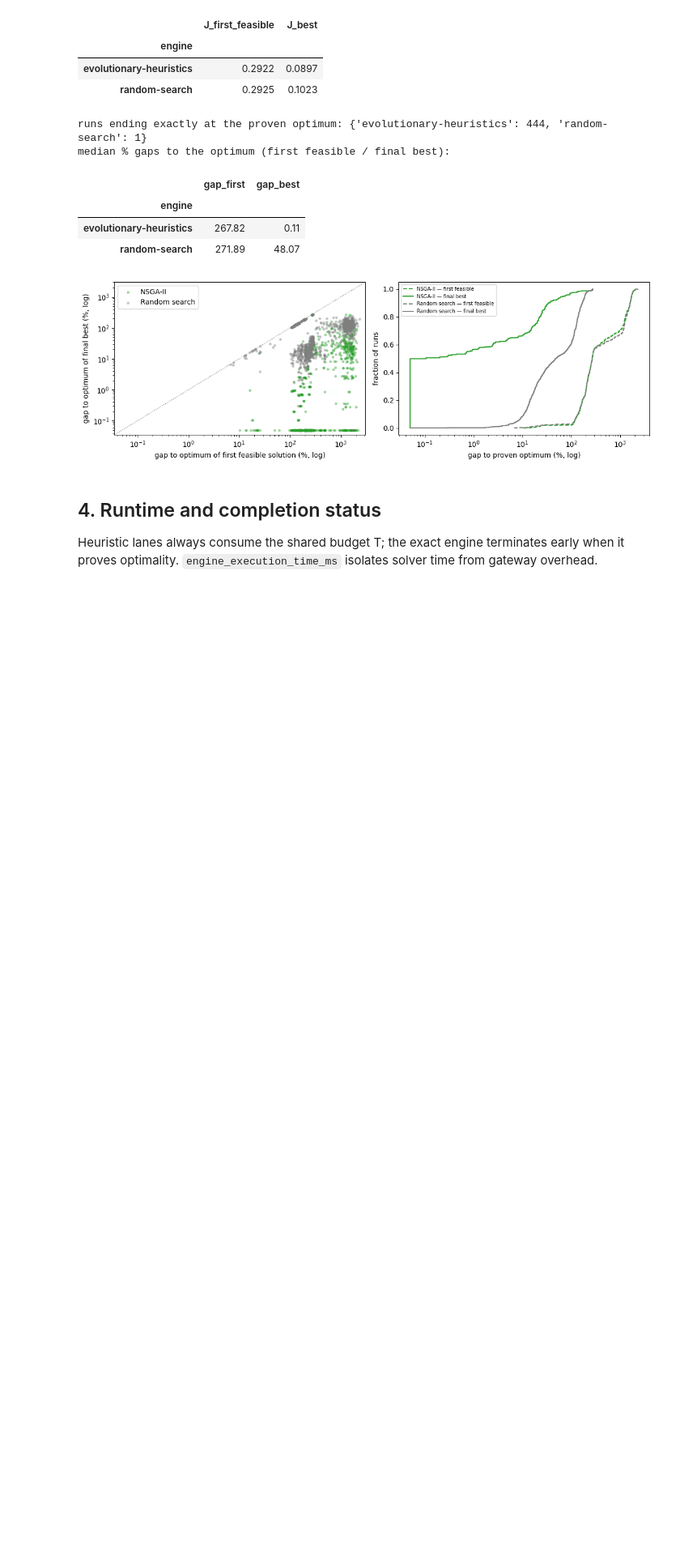
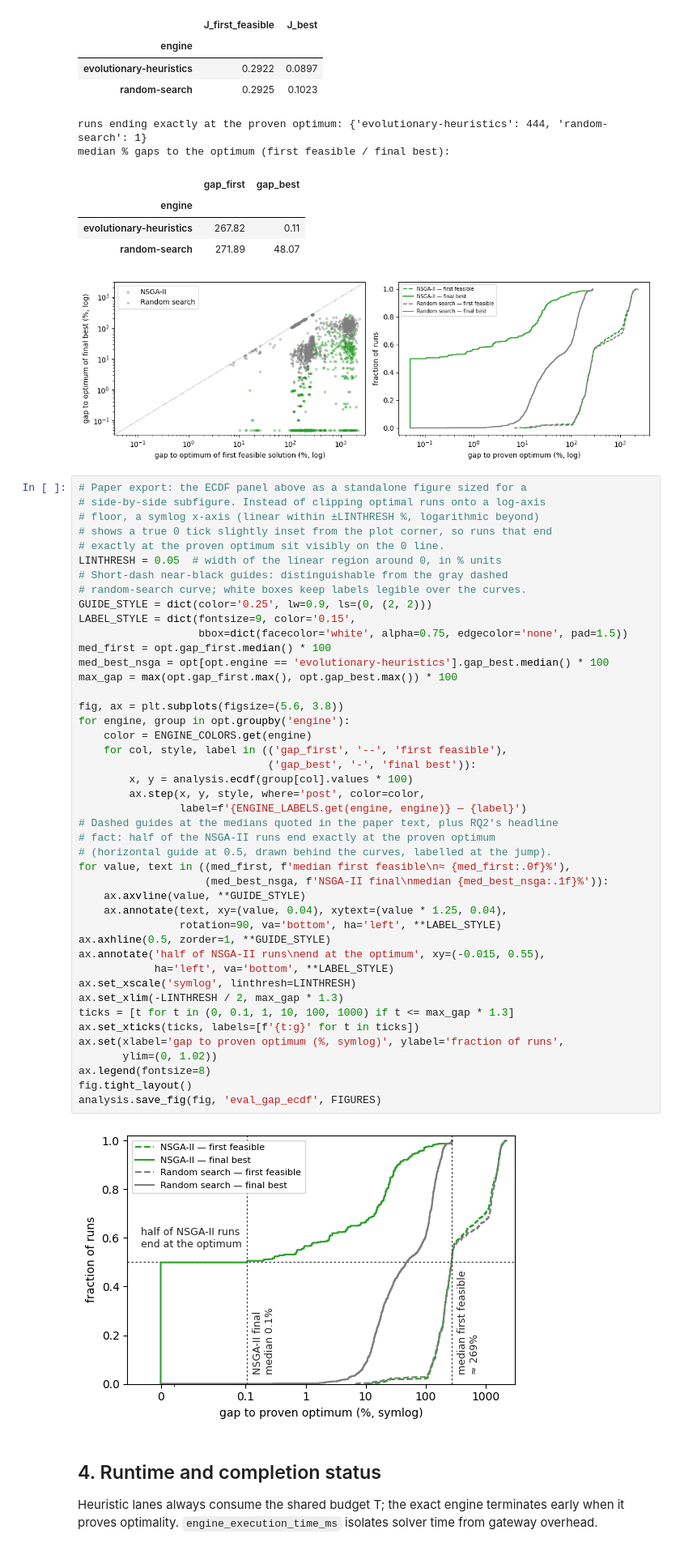
Before and after one commit to isa-group/OpenBinding, a Jupyter notebook: experimentation/icsoc/notebooks/03_results_evaluation.ipynb, the cells around one changed output. Shown at 81% size. Cells and saved outputs as stored; diff of their text form; blank space fills up the shorter version.

```diff
--- a/experimentation/icsoc/notebooks/03_results_evaluation.ipynb
+++ b/experimentation/icsoc/notebooks/03_results_evaluation.ipynb
@@ -357,6 +373,52 @@ median % gaps to the optimum (first feasible / final best):
 | evolutionary-heuristics | 267.82 | 0.11 |
 | random-search | 271.89 | 48.07 |
 [figure]
+# %%
+# Paper export: the ECDF panel above as a standalone figure sized for a
+# side-by-side subfigure. Instead of clipping optimal runs onto a log-axis
+# floor, a symlog x-axis (linear within ±LINTHRESH %, logarithmic beyond)
+# shows a true 0 tick slightly inset from the plot corner, so runs that end
+# exactly at the proven optimum sit visibly on the 0 line.
+LINTHRESH = 0.05  # width of the linear region around 0, in % units
+# Short-dash near-black guides: distinguishable from the gray dashed
+# random-search curve; white boxes keep labels legible over the curves.
+GUIDE_STYLE = dict(color='0.25', lw=0.9, ls=(0, (2, 2)))
+LABEL_STYLE = dict(fontsize=9, color='0.15',
+                   bbox=dict(facecolor='white', alpha=0.75, edgecolor='none', pad=1.5))
+med_first = opt.gap_first.median() * 100
+med_best_nsga = opt[opt.engine == 'evolutionary-heuristics'].gap_best.median() * 100
+max_gap = max(opt.gap_first.max(), opt.gap_best.max()) * 100
+
+fig, ax = plt.subplots(figsize=(5.6, 3.8))
+for engine, group in opt.groupby('engine'):
+    color = ENGINE_COLORS.get(engine)
+    for col, style, label in (('gap_first', '--', 'first feasible'),
+                              ('gap_best', '-', 'final best')):
+        x, y = analysis.ecdf(group[col].values * 100)
+        ax.step(x, y, style, where='post', color=color,
+                label=f'{ENGINE_LABELS.get(engine, engine)} — {label}')
+# Dashed guides at the medians quoted in the paper text, plus RQ2's headline
+# fact: half of the NSGA-II runs end exactly at the proven optimum
+# (horizontal guide at 0.5, drawn behind the curves, labelled at the jump).
+for value, text in ((med_first, f'median first feasible\n≈ {med_first:.0f}%'),
+                    (med_best_nsga, f'NSGA-II final\nmedian {med_best_nsga:.1f}%')):
+    ax.axvline(value, **GUIDE_STYLE)
+    ax.annotate(text, xy=(value, 0.04), xytext=(value * 1.25, 0.04),
+                rotation=90, va='bottom', ha='left', **LABEL_STYLE)
+ax.axhline(0.5, zorder=1, **GUIDE_STYLE)
+ax.annotate('half of NSGA-II runs\nend at the optimum', xy=(-0.015, 0.55),
+            ha='left', va='bottom', **LABEL_STYLE)
+ax.set_xscale('symlog', linthresh=LINTHRESH)
+ax.set_xlim(-LINTHRESH / 2, max_gap * 1.3)
+ticks = [t for t in (0, 0.1, 1, 10, 100, 1000) if t <= max_gap * 1.3]
+ax.set_xticks(ticks, labels=[f'{t:g}' for t in ticks])
+ax.set(xlabel='gap to proven optimum (%, symlog)', ylabel='fraction of runs',
+       ylim=(0, 1.02))
+ax.legend(fontsize=8)
+fig.tight_layout()
+analysis.save_fig(fig, 'eval_gap_ecdf', FIGURES)
+# %% [output]
+[figure, added]
 # %% [markdown]
 ## 4. Runtime and completion status
 
```
Also changed, not shown: parts of 4 cells of this notebook, 29 other files.
